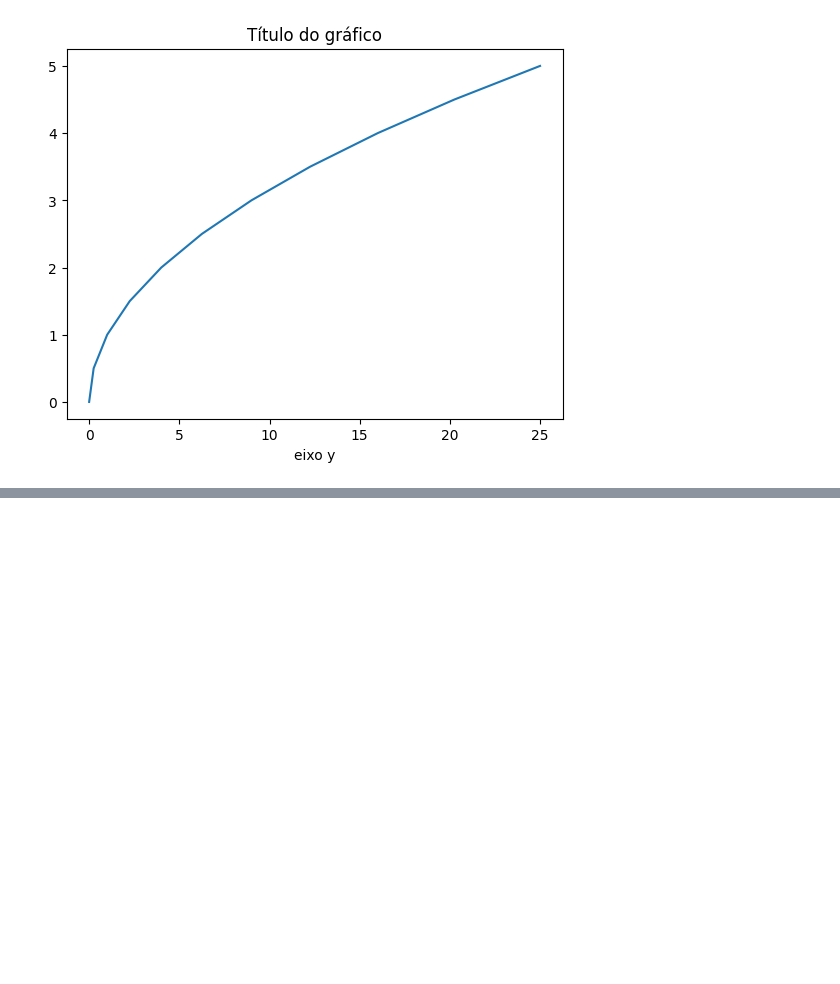
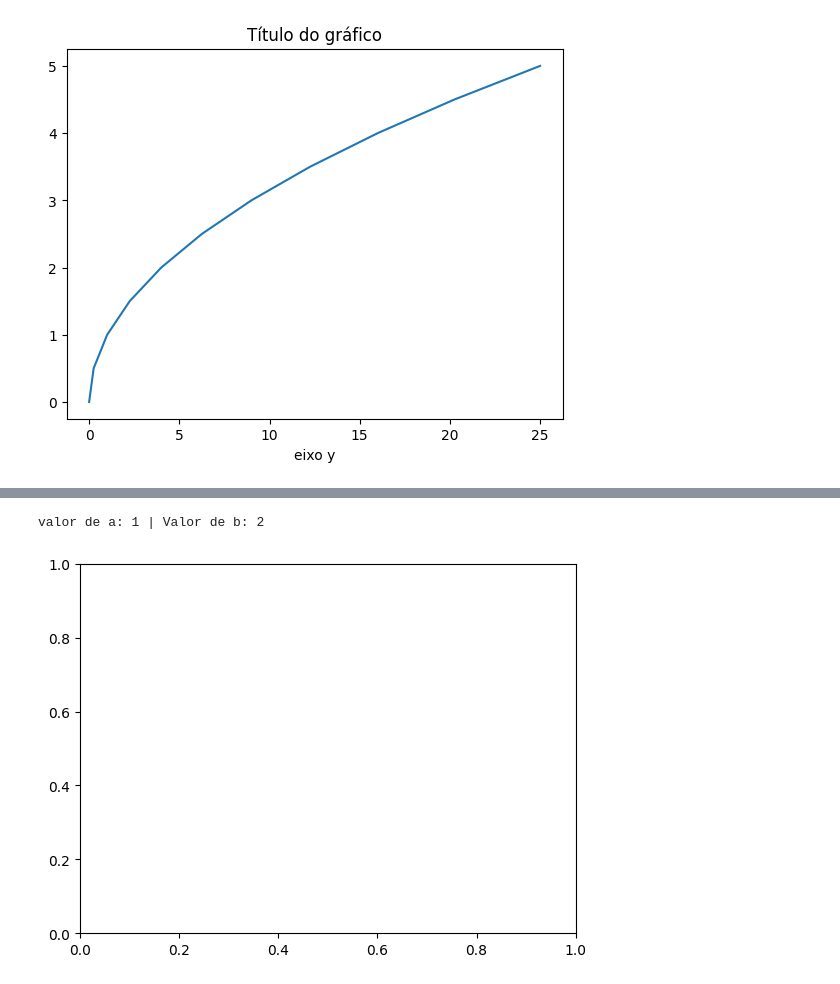
Before and after one commit to pablobelmiro/curso-python, a Jupyter notebook: matplotib/matplotlib-basics.ipynb, the cells around one changed output, grey strips where cells are left out. Saved outputs shown, nothing was run; the diff lists cells and outputs as text; code cells hidden in the pictures; blank space fills up the shorter version.

```diff
--- a/matplotib/matplotlib-basics.ipynb
+++ b/matplotib/matplotlib-basics.ipynb
@@ -23,0 +79,14 @@ plt.plot(y, x)
+# %%
+# Utilizando a função subplots
+# A diferença entre a função subplot são as maiores possibilidades de estilização
+
+#desempacotamento de tuplas
+tupla = (1,2)
+a, b = tupla
+print(f'valor de a: {a} | Valor de b: {b}')
+
+#desempacotamentos podem ser utilizados com figures pois uma figure é formada por uma tupla contendo a figure e o eixo
+fig, ax = plt.subplots()
+# %% [output]
+valor de a: 1 | Valor de b: 2
+[figure, added]
```
Also changed, not shown: parts of 11 cells of this notebook.
